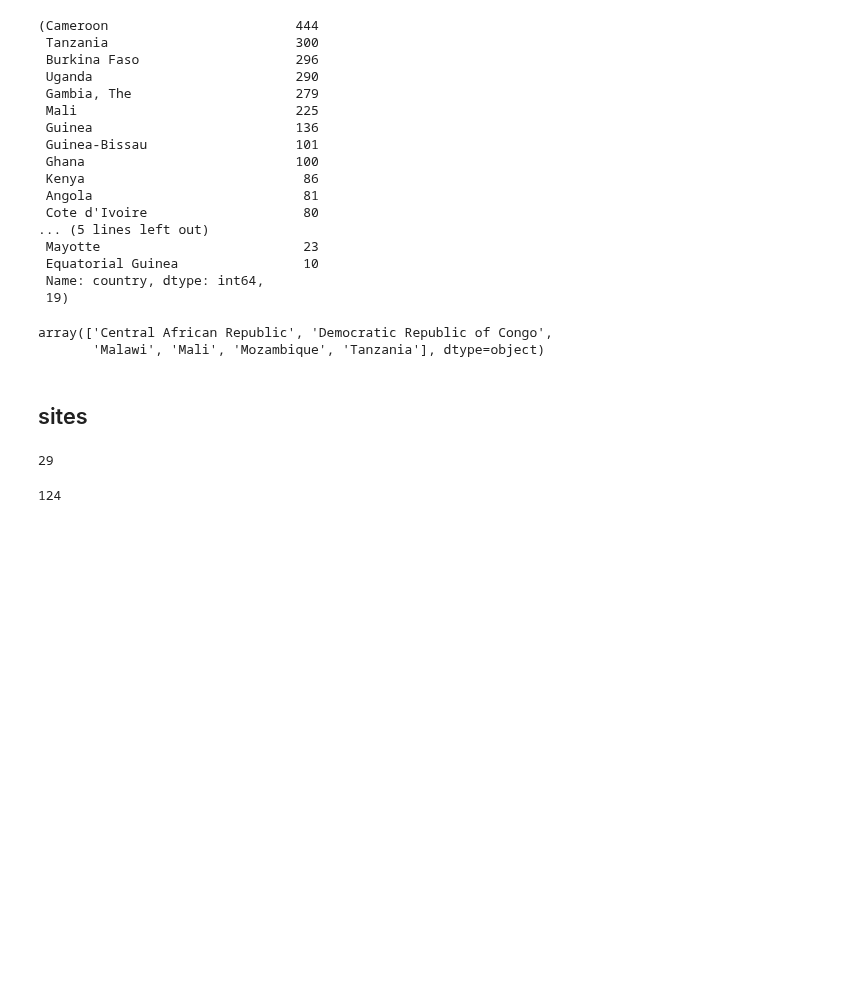
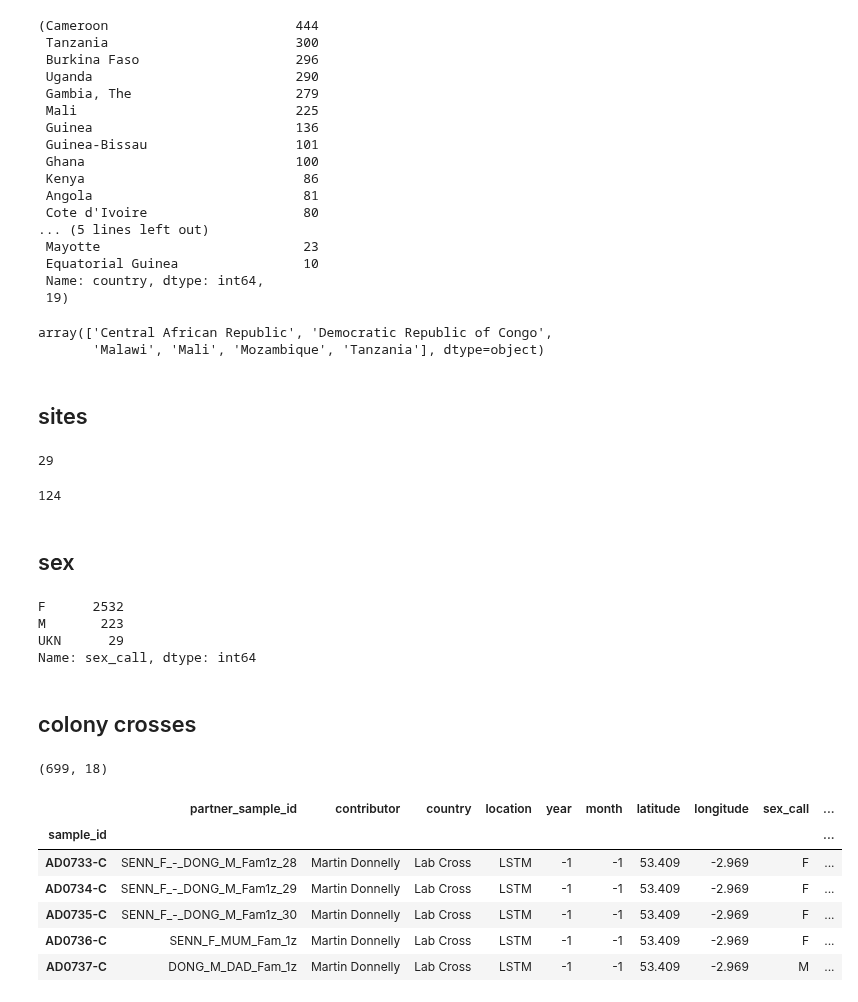
Before and after one commit to malariagen/ag1000g-phase3-data-paper, a Jupyter notebook: notebooks/ag1000g_phase3_population_sampling_stats.ipynb, the cells around one changed output. Drawn from its saved outputs; the diff is of its cells as text; code cells hidden in the pictures; blank space fills up the shorter version.

```diff
--- a/notebooks/ag1000g_phase3_population_sampling_stats.ipynb
+++ b/notebooks/ag1000g_phase3_population_sampling_stats.ipynb
@@ -222,3 +206,30 @@ len(p2_df.groupby(["latitude", "longitude"]).size())
 len(p3_df.groupby(["latitude", "longitude"]).size())
 # %% [output]
 124
+# %% [markdown]
+## sex
+# %%
+p3_sex = p3_df.sex_call.unique()
+p3_df.sex_call.value_counts()
+# %% [output]
+F      2532
+M       223
+UKN      29
+Name: sex_call, dtype: int64
+# %% [markdown]
+## colony crosses
+# %%
+X_df = v3_release.load_sample_set_metadata('AG1000G-X')
+X_df.shape
+# %% [output]
+(699, 18)
+# %%
+X_df.tail()
+# %% [output]
+|  | partner_sample_id | contributor | country | location | year | month | latitude | longitude | sex_call | ... |
+| sample_id |  |  |  |  |  |  |  |  |  | ... |
+| AD0733-C | SENN_F_-_DONG_M_Fam1z_28 | Martin Donnelly | Lab Cross | LSTM | -1 | -1 | 53.409 | -2.969 | F | ... |
+| AD0734-C | SENN_F_-_DONG_M_Fam1z_29 | Martin Donnelly | Lab Cross | LSTM | -1 | -1 | 53.409 | -2.969 | F | ... |
+| AD0735-C | SENN_F_-_DONG_M_Fam1z_30 | Martin Donnelly | Lab Cross | LSTM | -1 | -1 | 53.409 | -2.969 | F | ... |
+| AD0736-C | SENN_F_MUM_Fam_1z | Martin Donnelly | Lab Cross | LSTM | -1 | -1 | 53.409 | -2.969 | F | ... |
+| AD0737-C | DONG_M_DAD_Fam_1z | Martin Donnelly | Lab Cross | LSTM | -1 | -1 | 53.409 | -2.969 | M | ... |
```
Also changed, not shown: parts of 5 cells of this notebook, 1 other file.
